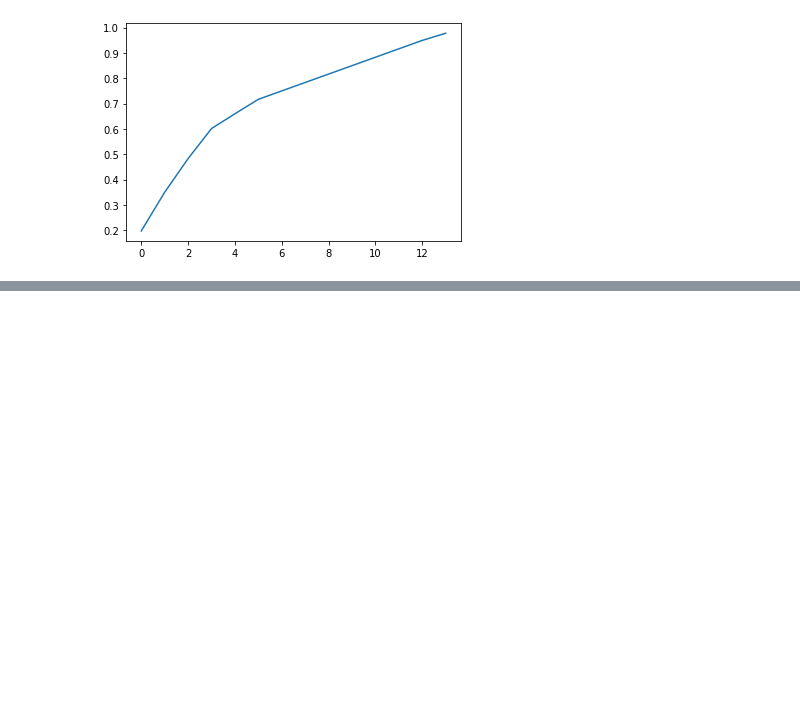
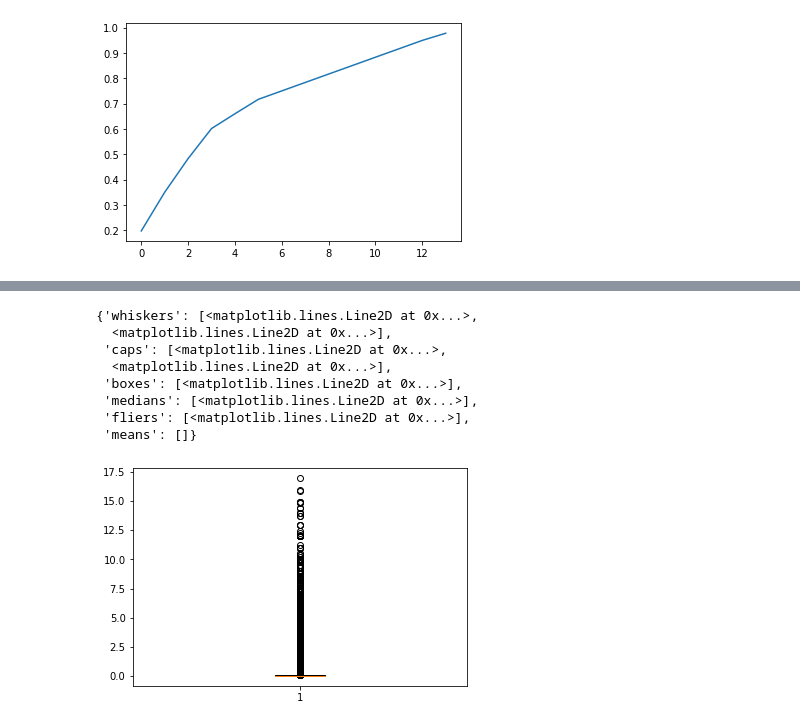
Before and after one commit to hadrianpaulo/Kaggle-M5, a Jupyter notebook: notebooks/PCA float16 downcasting.ipynb, the cells around one changed output, grey strips where cells are left out. Drawn from its saved outputs; the diff is of its cells as text; code cells hidden in the pictures; blank space fills up the shorter version.

```diff
--- a/notebooks/PCA float16 downcasting.ipynb
+++ b/notebooks/PCA float16 downcasting.ipynb
@@ -78,0 +87,12 @@ np.size(a) - np.count_nonzero(a)
+# %%
+boxplot(np.ravel(abs(price_array - pca_price.inverse_transform(price_array_transformed).round())))
+# %% [output]
+{'whiskers': [<matplotlib.lines.Line2D at 0x...>,
+  <matplotlib.lines.Line2D at 0x...>],
+ 'caps': [<matplotlib.lines.Line2D at 0x...>,
+  <matplotlib.lines.Line2D at 0x...>],
+ 'boxes': [<matplotlib.lines.Line2D at 0x...>],
+ 'medians': [<matplotlib.lines.Line2D at 0x...>],
+ 'fliers': [<matplotlib.lines.Line2D at 0x...>],
+ 'means': []}
+[figure, added]
```
Also changed, not shown: parts of 11 cells of this notebook, 4 other files.
